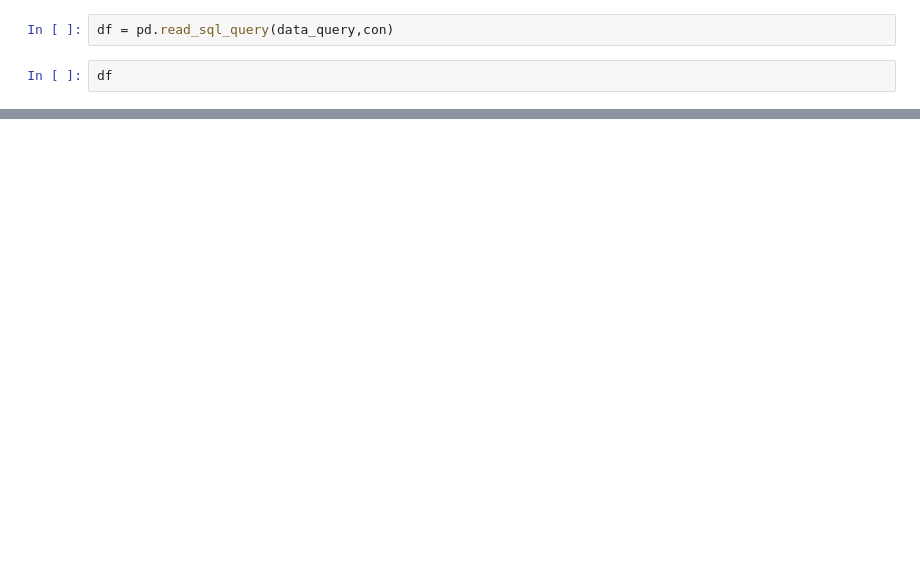
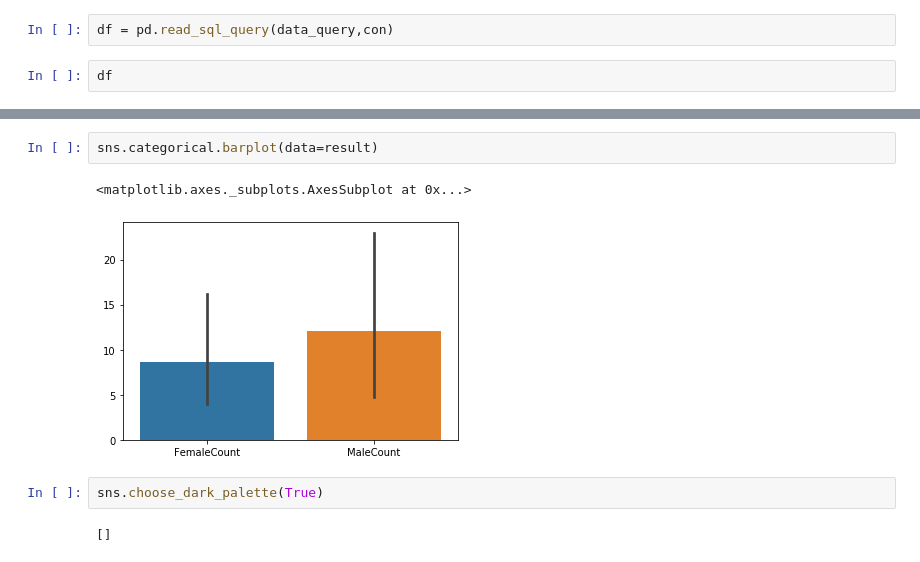
Before and after one commit to code-demon-99/cb, a Jupyter notebook: Untitled.ipynb, the cells around one changed output, grey strips where cells are left out. Saved outputs shown, nothing was run; the diff lists cells and outputs as text; blank space fills up the shorter version.

```diff
--- a/Untitled.ipynb
+++ b/Untitled.ipynb
@@ -75,0 +372,9 @@ df1 = df.groupby('DetectedCity')
+# %%
+sns.categorical.barplot(data=result)
+# %% [output]
+<matplotlib.axes._subplots.AxesSubplot at 0x...>
+[figure, added]
+# %%
+sns.choose_dark_palette(True)
+# %% [output]
+[]
```
Also changed, not shown: parts of 104 cells of this notebook, 14 other files.
